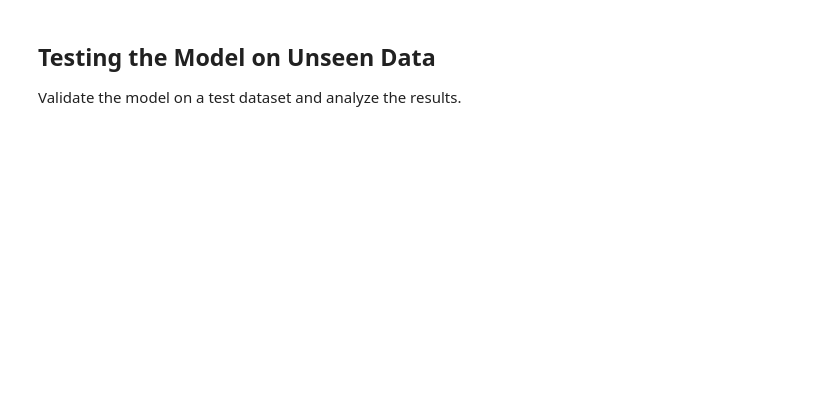
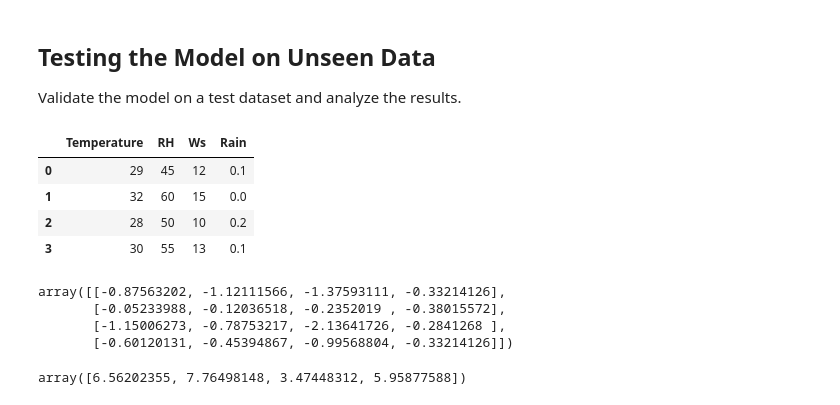
Before and after one commit to afislonge/Algerian-forest-fire-ML, a Jupyter notebook: model.ipynb, the cells around one changed output. Saved outputs shown, nothing was run; the diff lists cells and outputs as text; code cells hidden in the pictures; blank space fills up the shorter version.

Commit message:
predict model with unseen data

```diff
--- a/model.ipynb
+++ b/model.ipynb
@@ -467,8 +428,30 @@ unkown_data = {'MedInc':[3.5, 4.7, 8.2, 0, 12.5],
+# %%
+# predict model
+
+unseen_data = pd.DataFrame({
+    'Temperature': [29, 32, 28, 30],
+    'RH': [45, 60, 50, 55],
+    'Ws': [12, 15, 10, 13],
+    'Rain': [0.1, 0.0, 0.2, 0.1]
+})
 # %%
-df1 = pd.DataFrame(unkown_data)
+df1 = pd.DataFrame(unseen_data)
 df1
+# %% [output]
+|  | Temperature | RH | Ws | Rain |
+| 0 | 29 | 45 | 12 | 0.1 |
+| 1 | 32 | 60 | 15 | 0.0 |
+| 2 | 28 | 50 | 10 | 0.2 |
+| 3 | 30 | 55 | 13 | 0.1 |
 # %%
 sc_df1 = sc.transform(df1)
 sc_df1
+# %% [output]
+array([[-0.87563202, -1.12111566, -1.37593111, -0.33214126],
+       [-0.05233988, -0.12036518, -0.2352019 , -0.38015572],
+       [-1.15006273, -0.78753217, -2.13641726, -0.2841268 ],
+       [-0.60120131, -0.45394867, -0.99568804, -0.33214126]])
 # %%
 model.predict(sc_df1)
+# %% [output]
+array([6.56202355, 7.76498148, 3.47448312, 5.95877588])
```
Also changed, not shown: parts of 14 cells of this notebook.
